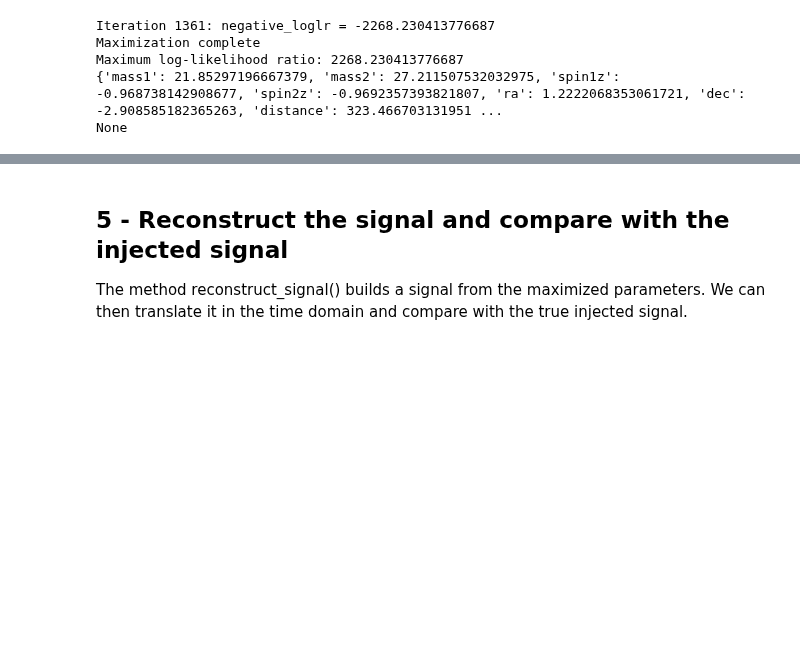
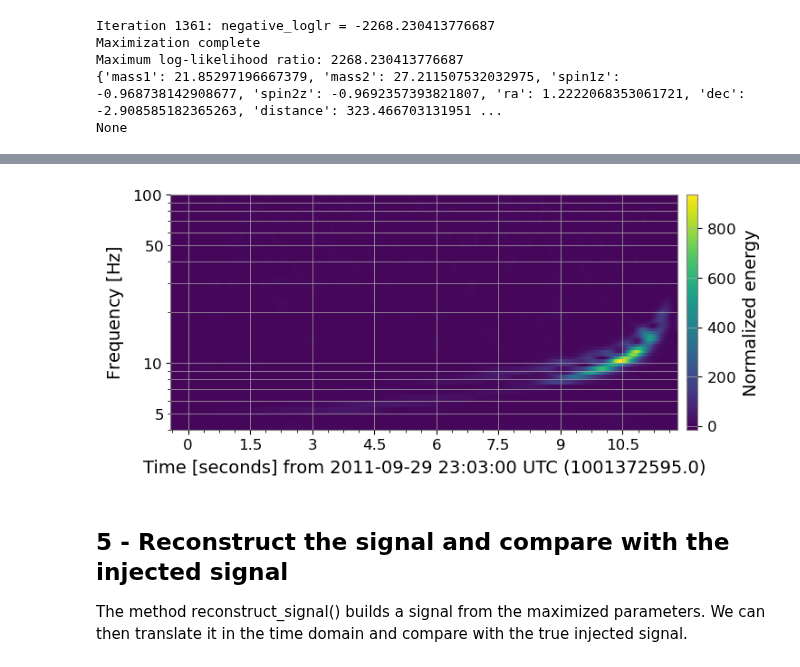
Before and after one commit to Glorieux-Victor/Internship_Victor_CBC_ET, a Jupyter notebook: code_Adrian/MLE_pipeline/src/test_likelihood_modif.ipynb, the cells around one changed output, grey strips where cells are left out. Saved outputs shown, nothing was run; the diff lists cells and outputs as text; code cells hidden in the pictures; blank space fills up the shorter version.

```diff
--- a/code_Adrian/MLE_pipeline/src/test_likelihood_modif.ipynb
+++ b/code_Adrian/MLE_pipeline/src/test_likelihood_modif.ipynb
@@ -304,5 +330,8 @@ qtrans(tsgwpy_opti_cut)
 # %%
-qtrans(tsgwpy_res)
+tsgwpy_res = pycbc_to_gwpy(residual)
+qtrans(tsgwpy_res['E1'],frange = (4, 100),qrange = (5, 30))
+# %% [output]
+[figure, added]
 # %% [markdown]
 ## 5 - Reconstruct the signal and compare with the injected signal
 
```
Also changed, not shown: parts of 14 cells of this notebook, 3 other files.
